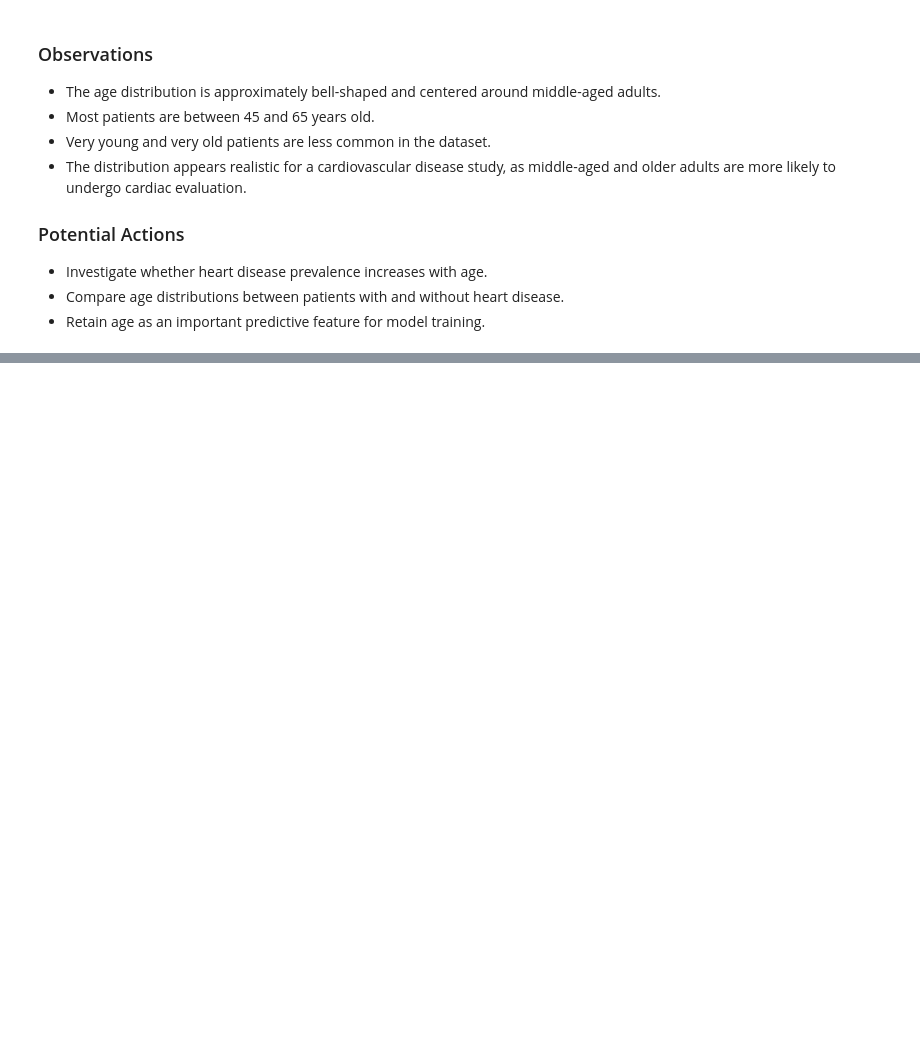
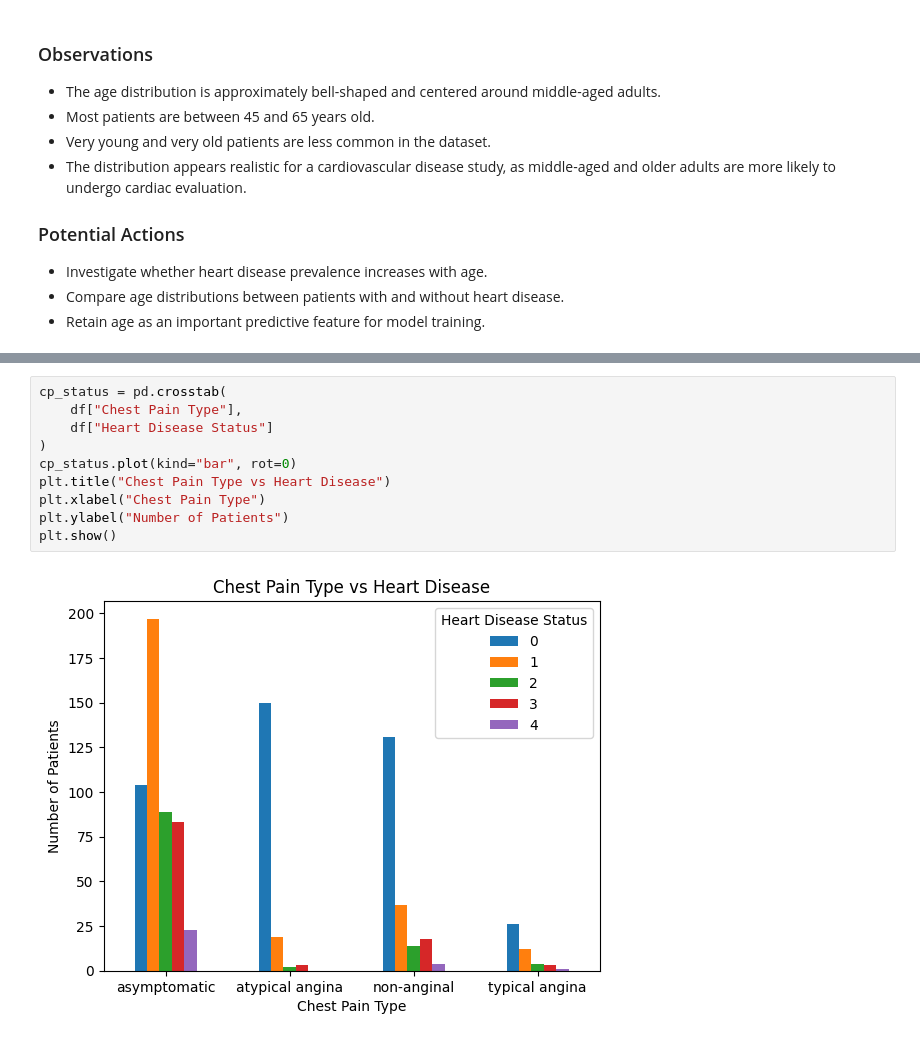
Before and after one commit to mohammadSous/heart-disease-classification, a Jupyter notebook: main.ipynb, the cells around one changed output, grey strips where cells are left out. Saved outputs shown, nothing was run; the diff lists cells and outputs as text; blank space fills up the shorter version.

```diff
--- a/main.ipynb
+++ b/main.ipynb
@@ -271,0 +289,12 @@ plt.show()
+# %%
+cp_status = pd.crosstab(
+    df["Chest Pain Type"],
+    df["Heart Disease Status"]
+)
+cp_status.plot(kind="bar", rot=0)
+plt.title("Chest Pain Type vs Heart Disease")
+plt.xlabel("Chest Pain Type")
+plt.ylabel("Number of Patients")
+plt.show()
+# %% [output]
+[figure, added]
```
Also changed, not shown: parts of 30 cells of this notebook.
